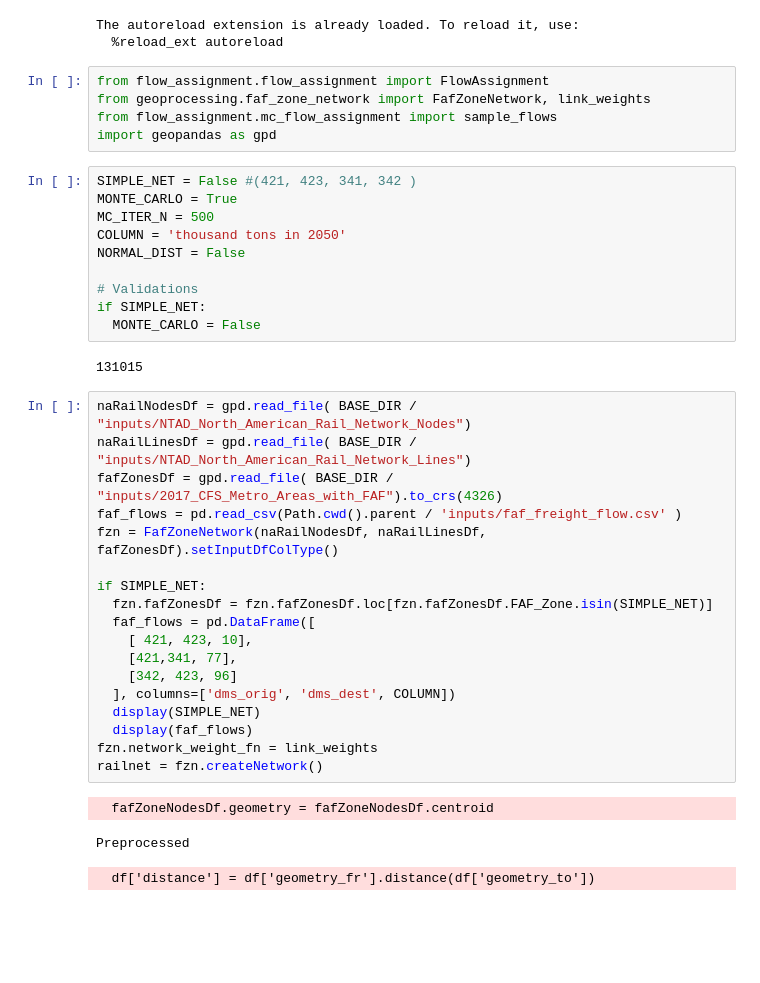
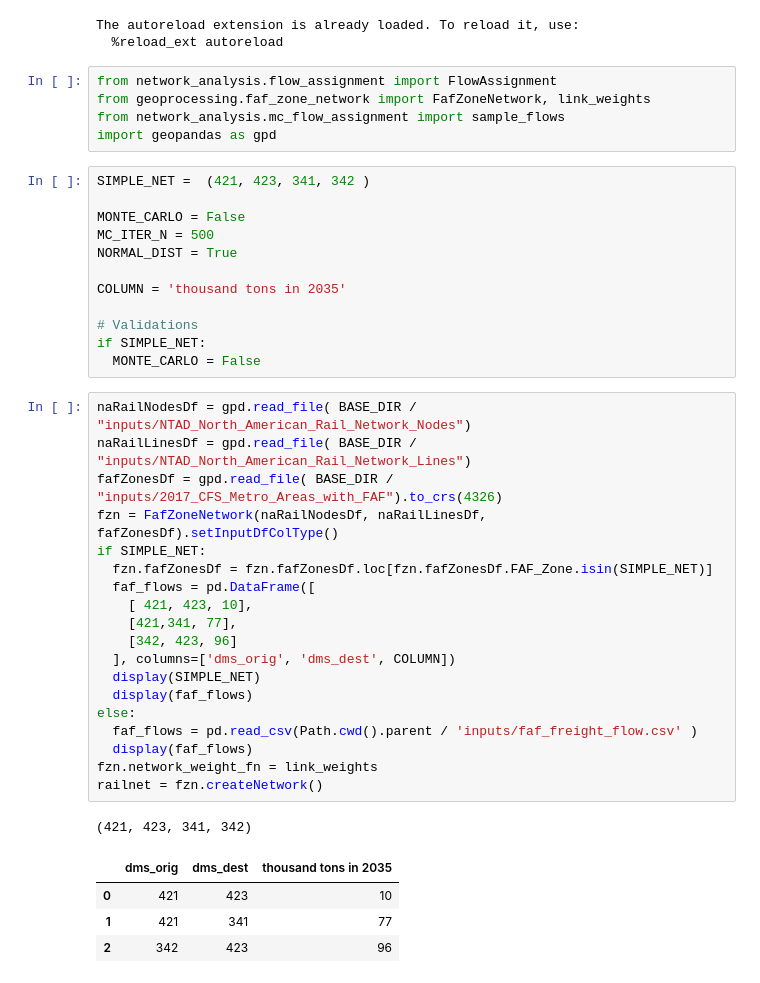
Before and after one commit to UMD-CTSM/network_flow_assignment, a Jupyter notebook: src/faf_sim.ipynb, the cells around one changed output. Saved outputs shown, nothing was run; the diff lists cells and outputs as text; blank space fills up the shorter version.

```diff
--- a/src/faf_sim.ipynb
+++ b/src/faf_sim.ipynb
@@ -14,44 +14,47 @@ BASE_DIR = (Path.cwd()).parent
 The autoreload extension is already loaded. To reload it, use:
   %reload_ext autoreload
 # %%
-from flow_assignment.flow_assignment import FlowAssignment
+from network_analysis.flow_assignment import FlowAssignment
 from geoprocessing.faf_zone_network import FafZoneNetwork, link_weights
-from flow_assignment.mc_flow_assignment import sample_flows
+from network_analysis.mc_flow_assignment import sample_flows
 import geopandas as gpd
 # %%
-SIMPLE_NET = False #(421, 423, 341, 342 )
-MONTE_CARLO = True
+SIMPLE_NET =  (421, 423, 341, 342 )
+
+MONTE_CARLO = False
 MC_ITER_N = 500
-COLUMN = 'thousand tons in 2050'
-NORMAL_DIST = False
+NORMAL_DIST = True
+
+COLUMN = 'thousand tons in 2035'
 
 # Validations
 if SIMPLE_NET:
   MONTE_CARLO = False
-# %% [output]
-131015
 # %%
 naRailNodesDf = gpd.read_file( BASE_DIR / "inputs/NTAD_North_American_Rail_Network_Nodes")
 naRailLinesDf = gpd.read_file( BASE_DIR / "inputs/NTAD_North_American_Rail_Network_Lines")
 fafZonesDf = gpd.read_file( BASE_DIR / "inputs/2017_CFS_Metro_Areas_with_FAF").to_crs(4326)
-faf_flows = pd.read_csv(Path.cwd().parent / 'inputs/faf_freight_flow.csv' )
 fzn = FafZoneNetwork(naRailNodesDf, naRailLinesDf, fafZonesDf).setInputDfColType()
-
 if SIMPLE_NET:
   fzn.fafZonesDf = fzn.fafZonesDf.loc[fzn.fafZonesDf.FAF_Zone.isin(SIMPLE_NET)]
   faf_flows = pd.DataFrame([
     [ 421, 423, 10],
     [421,341, 77],
     [342, 423, 96]
   ], columns=['dms_orig', 'dms_dest', COLUMN])
   display(SIMPLE_NET)
   display(faf_flows)
+else:
+  faf_flows = pd.read_csv(Path.cwd().parent / 'inputs/faf_freight_flow.csv' )
+  display(faf_flows)
 fzn.network_weight_fn = link_weights
 railnet = fzn.createNetwork()
 # %% [output]
-  fafZoneNodesDf.geometry = fafZoneNodesDf.centroid
+(421, 423, 341, 342)
-Preprocessed
-  df['distance'] = df['geometry_fr'].distance(df['geometry_to'])
+|  | dms_orig | dms_dest | thousand tons in 2035 |
+| 0 | 421 | 423 | 10 |
+| 1 | 421 | 341 | 77 |
+| 2 | 342 | 423 | 96 |
 # %%
 
 fa = FlowAssignment(railnet)
```
Also changed, not shown: parts of 2 cells of this notebook, 6 other files.
